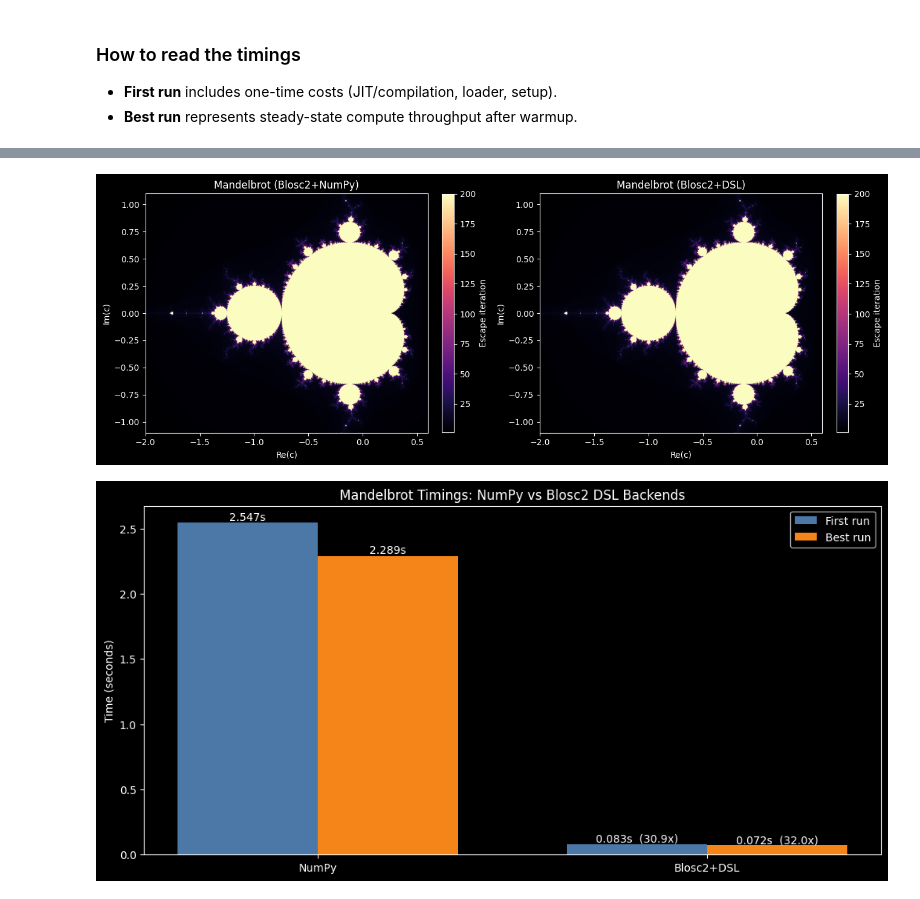
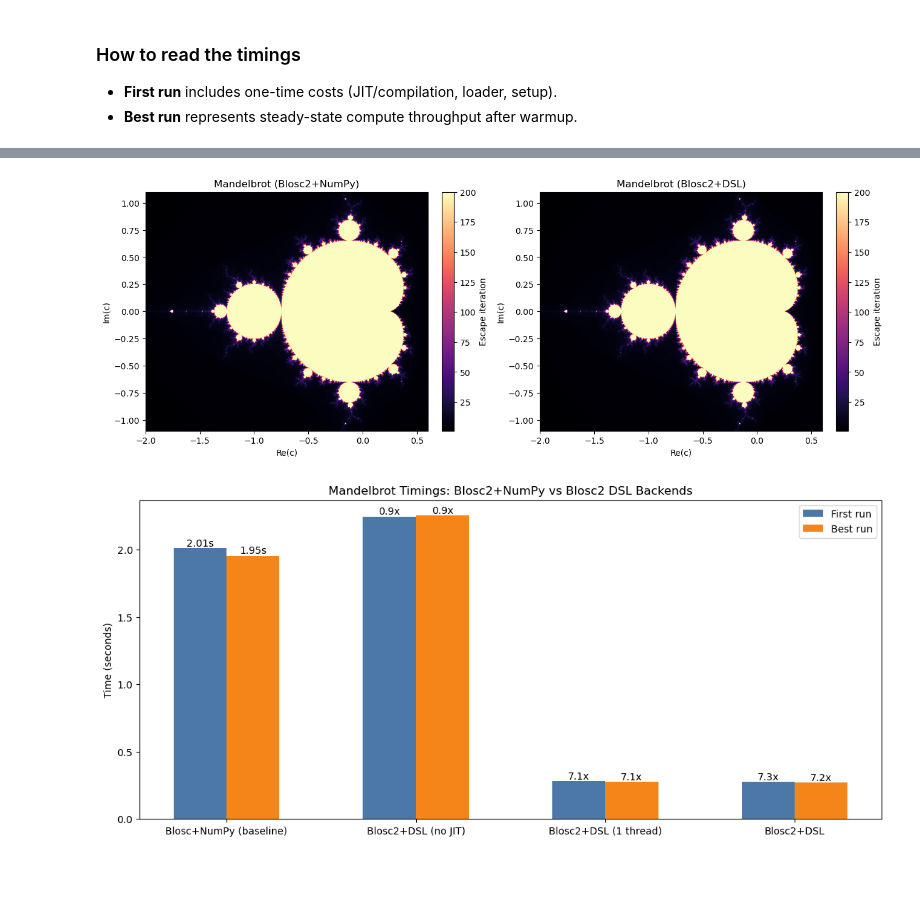
Before and after one commit to ironArray/data-cat2-demo, a Jupyter notebook: root-example/mandelbrot-pure-dsl.ipynb, the cells around one changed output, grey strips where cells are left out. Saved outputs shown, nothing was run; the diff lists cells and outputs as text; code cells hidden in the pictures; blank space fills up the shorter version.

Commit message:
New version of mandelbrot using pure DSL vs numpy

```diff
--- a/root-example/mandelbrot-pure-dsl.ipynb
+++ b/root-example/mandelbrot-pure-dsl.ipynb
@@ -28,6 +51,7 @@ cr_np, ci_np = np.meshgrid(x, y)
 
 # Keep compression overhead low for the timing comparison
 cparams_fast = blosc2.CParams(codec=blosc2.Codec.LZ4, clevel=1)
+cparams_single_thread = blosc2.CParams(codec=blosc2.Codec.LZ4, clevel=1, nthreads=1)
 cr_b2 = blosc2.asarray(cr_np, cparams=cparams_fast)
 ci_b2 = blosc2.asarray(ci_np, cparams=cparams_fast)
 
@@ -49,11 +73,12 @@ def mandelbrot_dsl(cr, ci, max_iter):
         zr = zr_new
     return escape_iter
 # %%
-def mandelbrot_numpy(cr, ci, max_iter):
-    zr = np.zeros_like(cr, dtype=np.float32)
-    zi = np.zeros_like(ci, dtype=np.float32)
-    out = np.full(cr.shape, np.float32(max_iter), dtype=np.float32)
-    active = np.ones(cr.shape, dtype=bool)
+def mandelbrot_numpy_udf(inputs_tuple, output, offset):
+    cr, ci, max_iter = inputs_tuple
+    zr = np.zeros_like(output, dtype=np.float32)
+    zi = np.zeros_like(output, dtype=np.float32)
+    output[:] = np.float32(max_iter)
+    active = np.ones(output.shape, dtype=bool)
 
     for it in range(max_iter):
         if not active.any():
@@ -70,7 +95,7 @@ def mandelbrot_numpy(cr, ci, max_iter):
         escaped = zr2 + zi2 > np.float32(4.0)
 
         if escaped.any():
-            out[iy[escaped], ix[escaped]] = np.float32(it)
+            output[iy[escaped], ix[escaped]] = np.float32(it)
             active[iy[escaped], ix[escaped]] = False
 
         keep = ~escaped
@@ -83,7 +108,6 @@ def mandelbrot_numpy(cr, ci, max_iter):
         ci_s = ci_a[keep]
         zr[iy[keep], ix[keep]] = zr_s * zr_s - zi_s * zi_s + cr_s
         zi[iy[keep], ix[keep]] = np.float32(2.0) * zr_s * zi_s + ci_s
-    return out
 # %% [markdown]
 ### How to read the timings
 
@@ -174,7 +255,7 @@ max |numpy-dsl(cc)|:       0.000000
 fig, ax = plt.subplots(1, 2, figsize=(13, 5), constrained_layout=True)
 
 im0 = ax[0].imshow(
-    img_numpy,
+    img_numpy_udf,
     cmap="magma",
     extent=(X_MIN, X_MAX, Y_MIN, Y_MAX),
     origin="lower",
@@ -197,38 +278,34 @@ fig.colorbar(im1, ax=ax[1], shrink=0.82, label="Escape iteration")
 
 plt.show()
 # %% [output]
-[figure, old version]
+[figure, new version]
 # %%
-labels = ["NumPy", "Blosc2+DSL"]
-first_times = [t_numpy_first, t_dsl_first]
-best_times = [t_numpy, t_dsl]
+labels = ["Blosc+NumPy (baseline)", "Blosc2+DSL (no JIT)", "Blosc2+DSL (1 thread)", "Blosc2+DSL"]
+first_times = [t_numpy_udf_first, t_dsl_no_jit_first, t_dsl_single_thread_first, t_dsl_first]
+best_times = [t_numpy_udf, t_dsl_no_jit, t_dsl_single_thread, t_dsl]
 
 x = np.arange(len(labels))
-width = 0.36
+width = 0.28
 
-fig, ax = plt.subplots(figsize=(10, 5), constrained_layout=True)
+fig, ax = plt.subplots(figsize=(11, 5), constrained_layout=True)
 ax.bar(x - width / 2, first_times, width, label="First run", color="#4C78A8")
 ax.bar(x + width / 2, best_times, width, label="Best run", color="#F58518")
 
 ax.set_xticks(x)
 ax.set_xticklabels(labels)
 ax.set_ylabel("Time (seconds)")
-ax.set_title("Mandelbrot Timings: NumPy vs Blosc2 DSL Backends")
+ax.set_title("Mandelbrot Timings: Blosc2+NumPy vs Blosc2 DSL Backends")
 ax.legend()
 
-speedup_first = first_times[0] / first_times[1]
-speedup_best = best_times[0] / best_times[1]
+speedup_first = [first_times[0] / t for t in first_times[1:]]
+speedup_best = [best_times[0] / t for t in best_times[1:]]
 for i, t in enumerate(first_times):
-    label = f"{t:.3f}s"
-    if i == 1:
-        label += f"  ({speedup_first:.1f}x)"
+    label = f"{speedup_first[i - 1]:.1f}x" if i > 0 else f"{t:.3g}s"
     ax.text(i - width / 2, t, label, ha="center", va="bottom")
 for i, t in enumerate(best_times):
-    label = f"{t:.3f}s"
-    if i == 1:
-        label += f"  ({speedup_best:.1f}x)"
+    label = f"{speedup_best[i - 1]:.1f}x" if i > 0 else f"{t:.3g}s"
     ax.text(i + width / 2, t, label, ha="center", va="bottom")
 
 plt.show()
 # %% [output]
-[figure, old version]
+[figure, new version]
```
Also changed, not shown: parts of 3 cells of this notebook.
